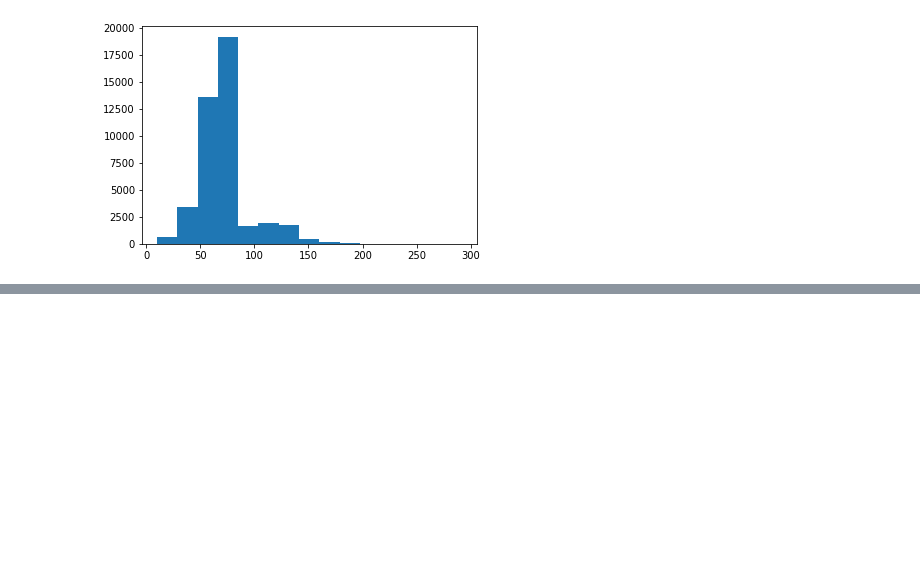
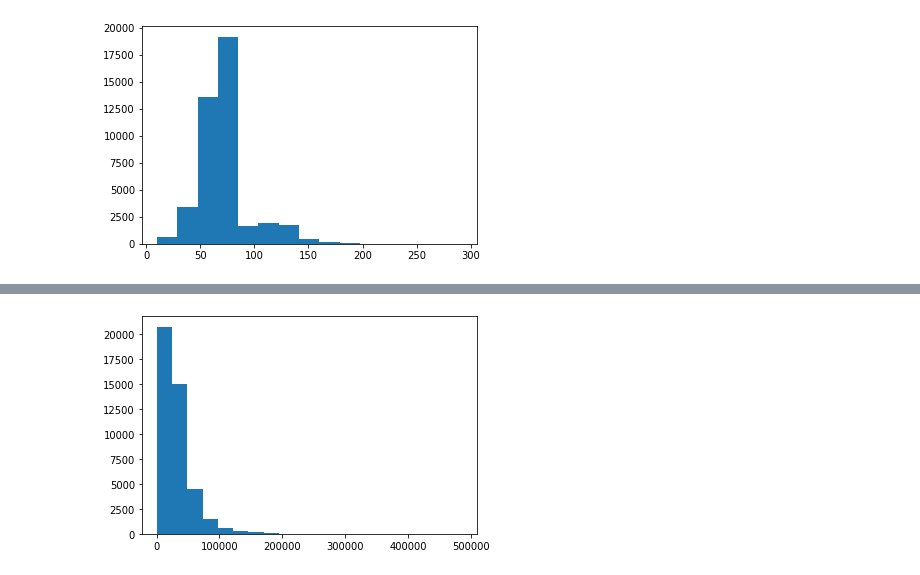
Before and after one commit to JakeOh/202011_itw_bd21, a Jupyter notebook: lab_da/da17_apt201910.ipynb, the cells around one changed output, grey strips where cells are left out. Saved outputs shown, nothing was run; the diff lists cells and outputs as text; code cells hidden in the pictures; blank space fills up the shorter version.

```diff
--- a/lab_da/da17_apt201910.ipynb
+++ b/lab_da/da17_apt201910.ipynb
@@ -94,0 +106,5 @@ plt.show()
+# %%
+plt.hist(x=apt['가격'], bins=20)
+plt.show()
+# %% [output]
+[figure, added]
```
Also changed, not shown: parts of 13 cells of this notebook.
